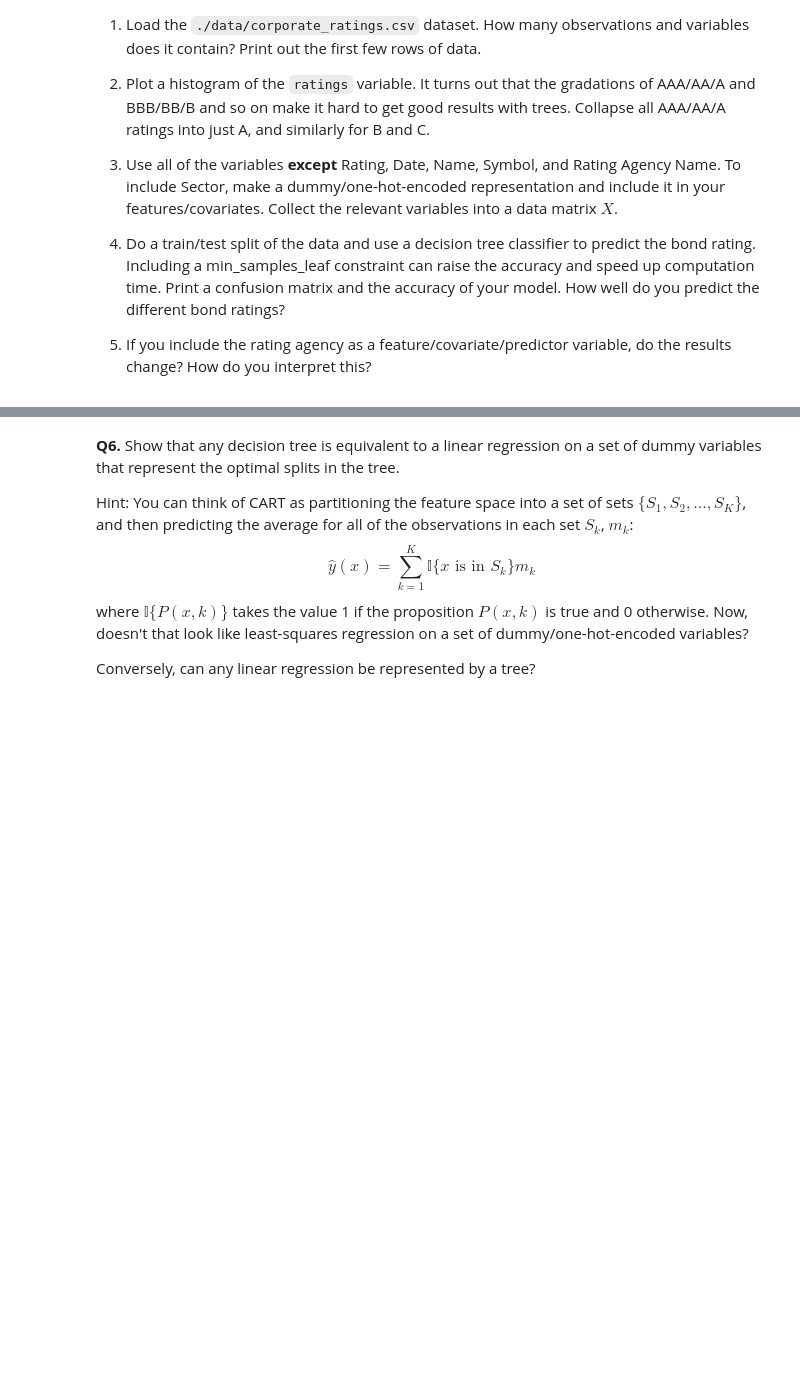
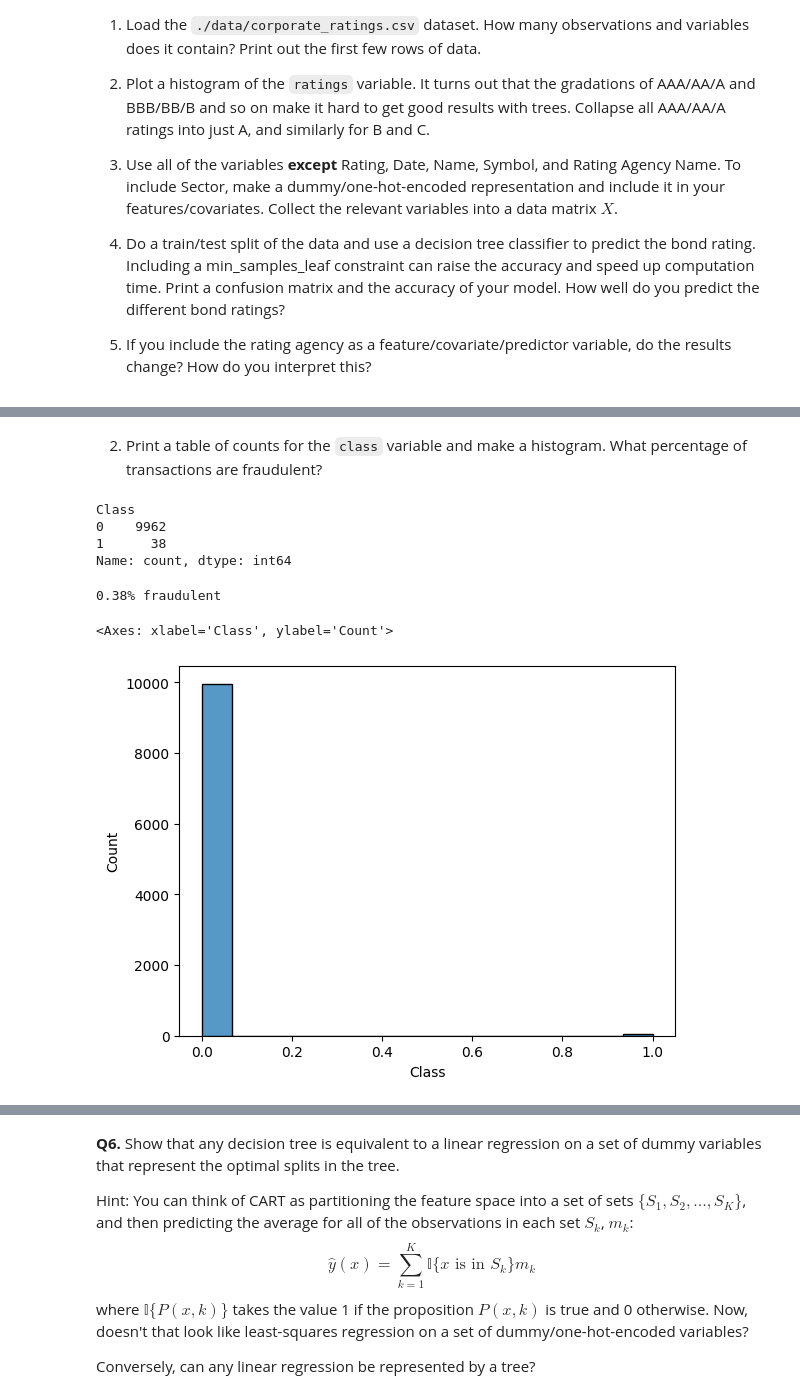
Before and after one commit to gsaunders5761/trees, a Jupyter notebook: assignment/assignment.ipynb, the cells around one changed output, grey strips where cells are left out. Cells and saved outputs as stored; diff of their text form; code cells hidden in the pictures; blank space fills up the shorter version.

```diff
--- a/assignment/assignment.ipynb
+++ b/assignment/assignment.ipynb
@@ -299,0 +292,3 @@ Name: Overall Survival (Months), dtype: float64
+# %%
+cc = pd.read_parquet('/Users/gracesaunders/Documents/GitHub/trees/assignment/data/creditcard_fraud_0.parquet')
+cc.head()
@@ -299,0 +303,19 @@ Name: Overall Survival (Months), dtype: float64
+# %% [markdown]
+
+2. Print a table of counts for the `class` variable and make a histogram. What percentage of transactions are fraudulent?
+# %%
+cc['Class'].value_counts()
+# %% [output]
+Class
+0    9962
+1      38
+Name: count, dtype: int64
+# %%
+print((38/(9962+38))*100, "% fraudulent", sep='')
+# %% [output]
+0.38% fraudulent
+# %%
+sns.histplot(cc['Class'])
+# %% [output]
+<Axes: xlabel='Class', ylabel='Count'>
+[figure, added]
```
Also changed, not shown: parts of 12 cells of this notebook.
